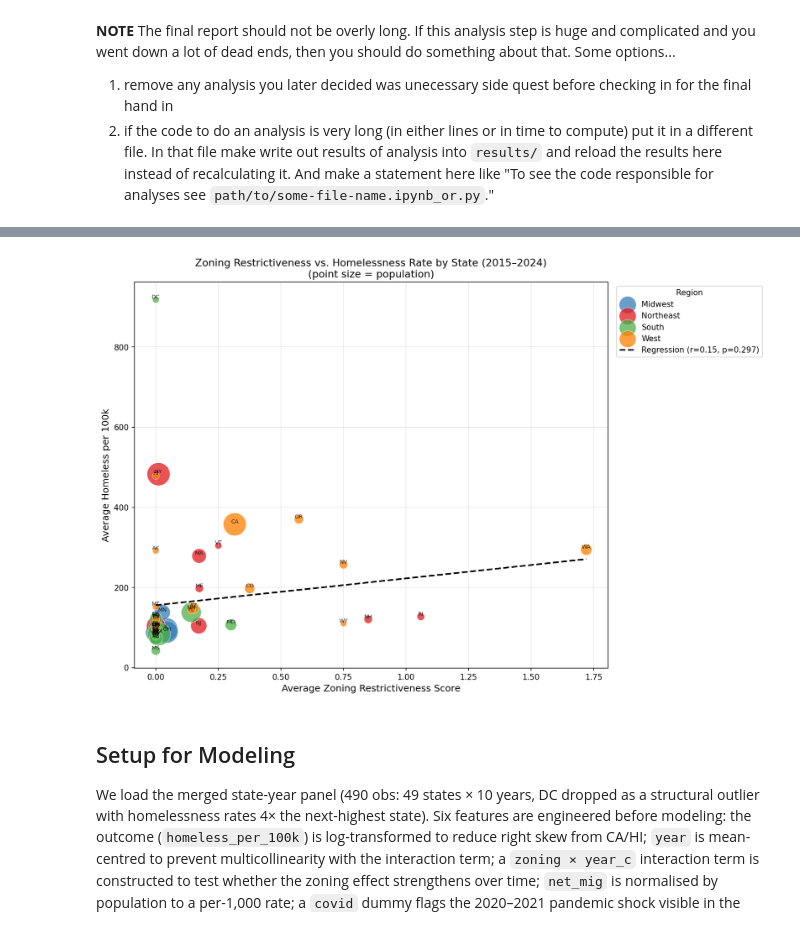
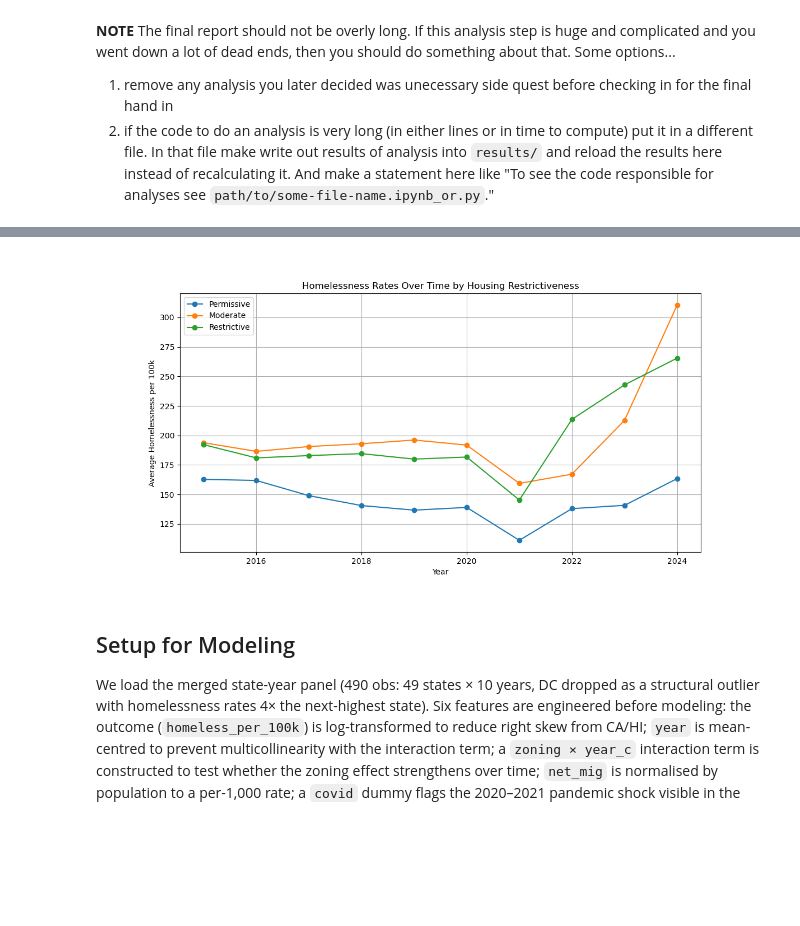
Before and after one commit to COGS108/Group-SP26-085, a Jupyter notebook: 03-FinalProject.ipynb, the cells around one changed output, grey strips where cells are left out. Saved outputs shown, nothing was run; the diff lists cells and outputs as text; code cells hidden in the pictures; blank space fills up the shorter version.

Commit message:
created png of fig2 time series analysis

```diff
--- a/03-FinalProject.ipynb
+++ b/03-FinalProject.ipynb
@@ -161,9 +165,7 @@ To directly examine the relationship between our variables, we produced a scatte
 # %%
-from IPython.display import Image, display
-
-display(Image(filename='results/zoning_vs_homelessness_scatter.png', width=800))
+display(Image(filename='results/homelessness_rates_over_time_line.png', width=800))
 # %% [output]
-[figure, old version]
+[figure, new version]
 # %% [markdown]
 ## Setup for Modeling
 
```
Also changed, not shown: parts of 6 cells of this notebook, 1 other file.
